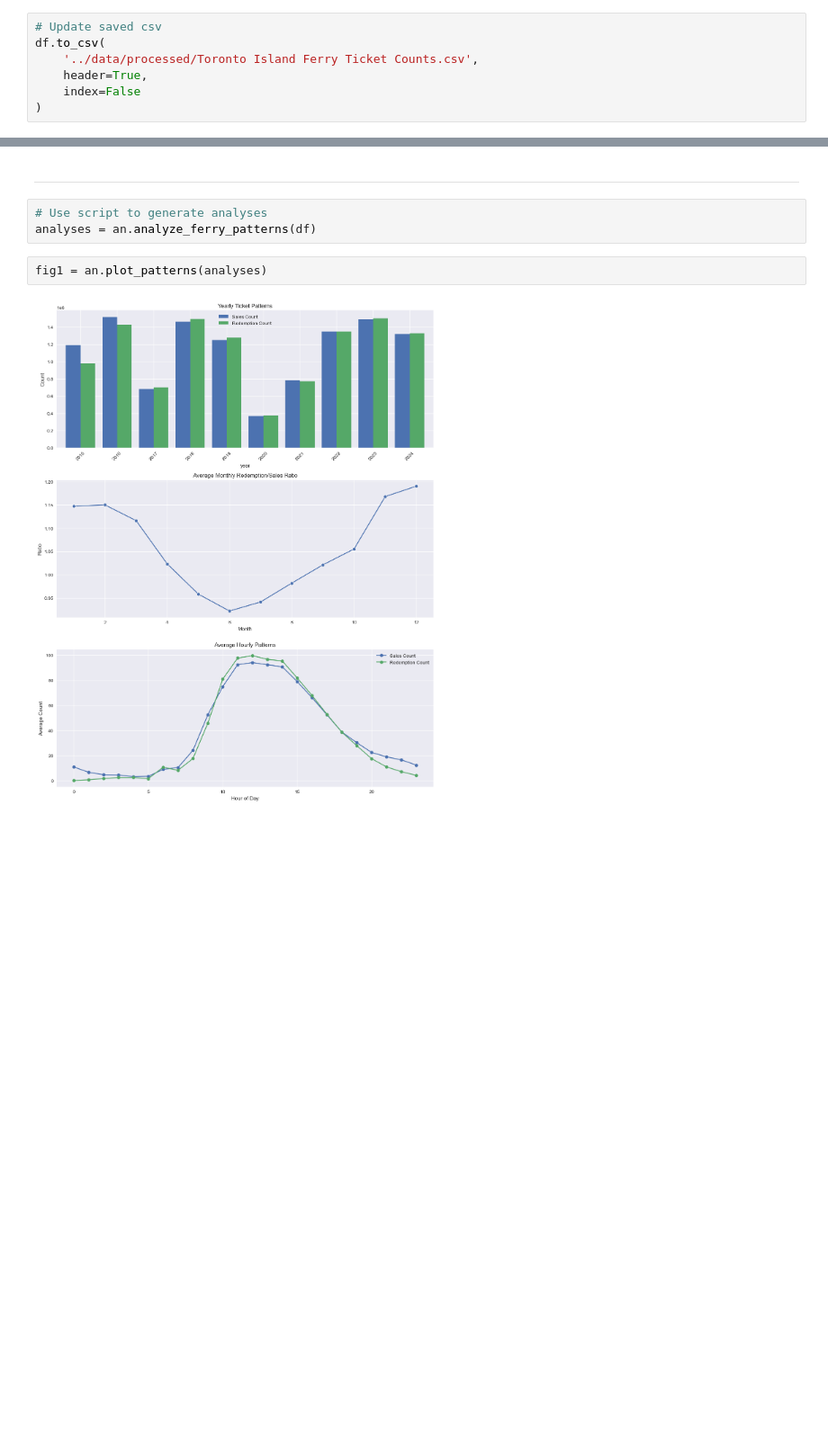
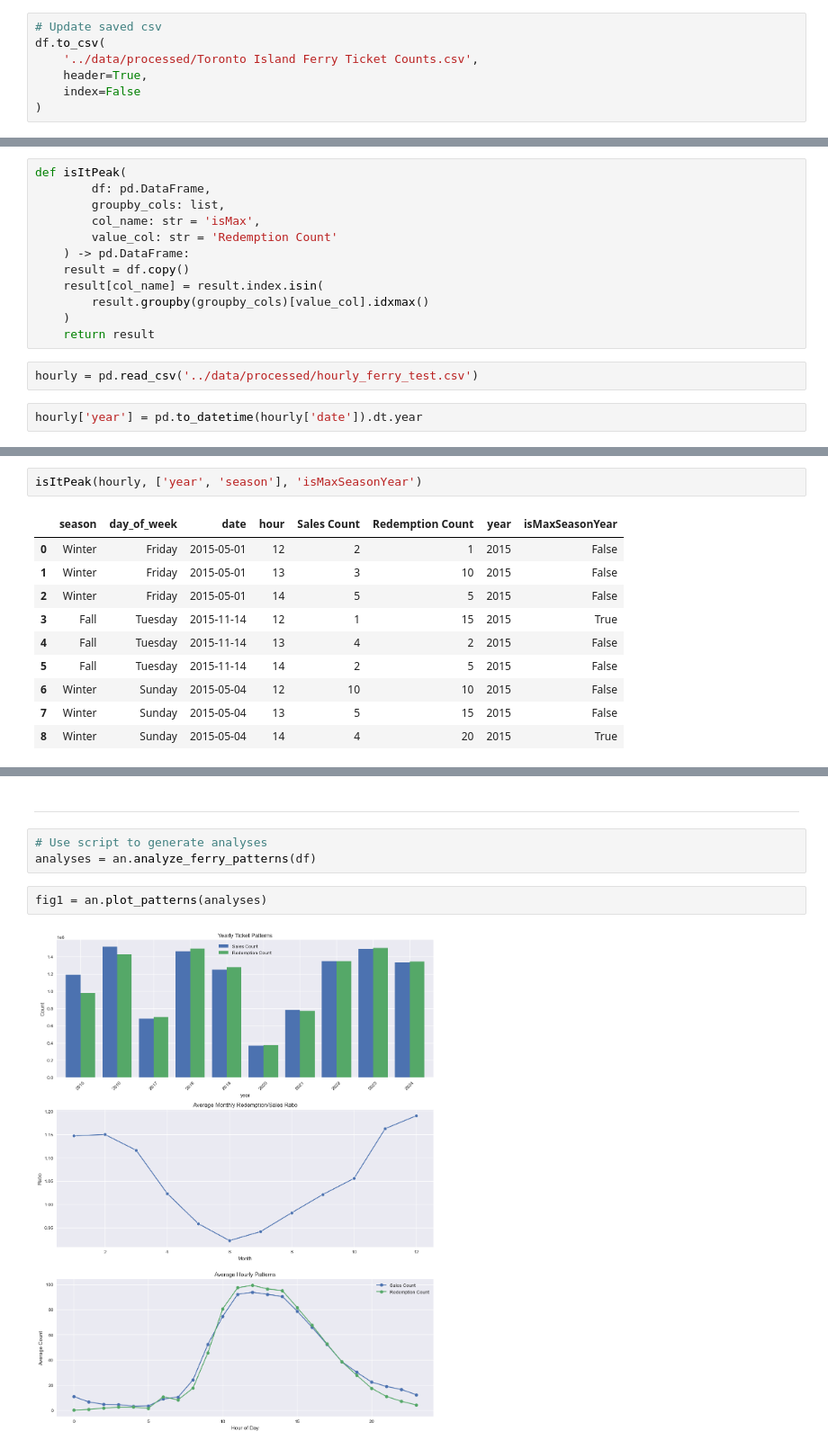
Before and after one commit to tsbarr/toronto-open-data, a Jupyter notebook: ferry_tickets/notebooks/01_data_collection.ipynb, the cells around one changed output, grey strips where cells are left out. Shown at 90% size. Saved outputs shown, nothing was run; the diff lists cells and outputs as text; blank space fills up the shorter version.

```diff
--- a/ferry_tickets/notebooks/01_data_collection.ipynb
+++ b/ferry_tickets/notebooks/01_data_collection.ipynb
@@ -130,0 +145,16 @@ df.to_csv(
+# %%
+def isItPeak(
+        df: pd.DataFrame,
+        groupby_cols: list,
+        col_name: str = 'isMax',
+        value_col: str = 'Redemption Count'
+    ) -> pd.DataFrame:
+    result = df.copy()
+    result[col_name] = result.index.isin(
+        result.groupby(groupby_cols)[value_col].idxmax()
+    )
+    return result
+# %%
+hourly = pd.read_csv('../data/processed/hourly_ferry_test.csv')
+# %%
+hourly['year'] = pd.to_datetime(hourly['date']).dt.year
@@ -130,0 +174,13 @@ df.to_csv(
+# %%
+isItPeak(hourly, ['year', 'season'], 'isMaxSeasonYear')
+# %% [output]
+|  | season | day_of_week | date | hour | Sales Count | Redemption Count | year | isMaxSeasonYear |
+| 0 | Winter | Friday | 2015-05-01 | 12 | 2 | 1 | 2015 | False |
+| 1 | Winter | Friday | 2015-05-01 | 13 | 3 | 10 | 2015 | False |
+| 2 | Winter | Friday | 2015-05-01 | 14 | 5 | 5 | 2015 | False |
+| 3 | Fall | Tuesday | 2015-11-14 | 12 | 1 | 15 | 2015 | True |
+| 4 | Fall | Tuesday | 2015-11-14 | 13 | 4 | 2 | 2015 | False |
+| 5 | Fall | Tuesday | 2015-11-14 | 14 | 2 | 5 | 2015 | False |
+| 6 | Winter | Sunday | 2015-05-04 | 12 | 10 | 10 | 2015 | False |
+| 7 | Winter | Sunday | 2015-05-04 | 13 | 5 | 15 | 2015 | False |
+| 8 | Winter | Sunday | 2015-05-04 | 14 | 4 | 20 | 2015 | True |
```
Also changed, not shown: parts of 19 cells of this notebook.
